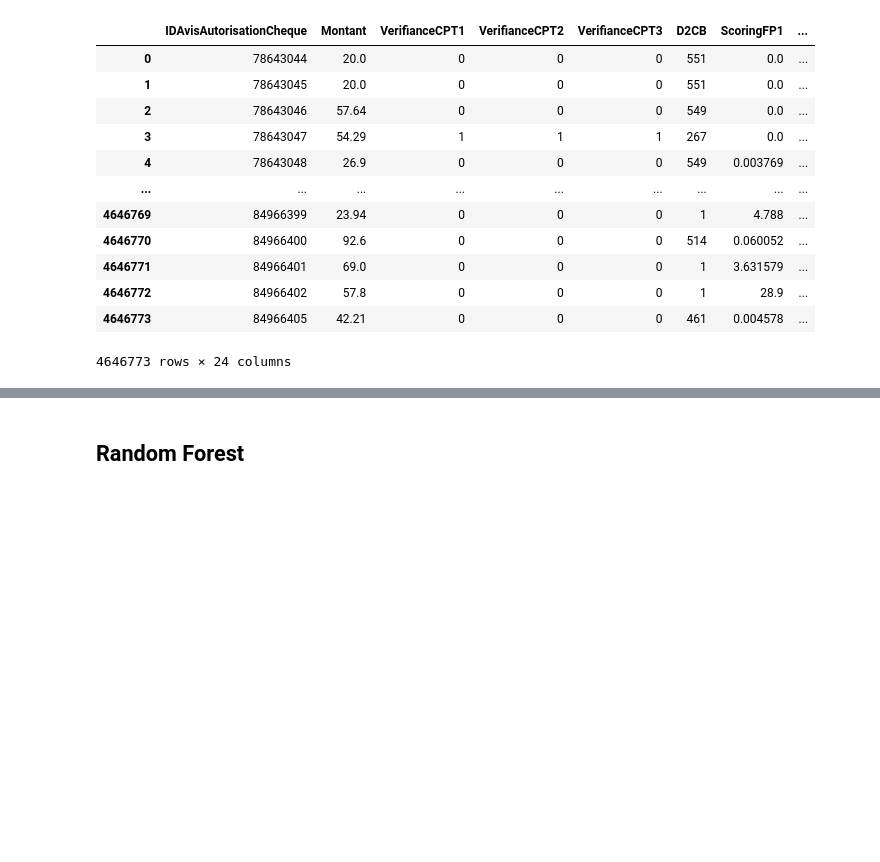
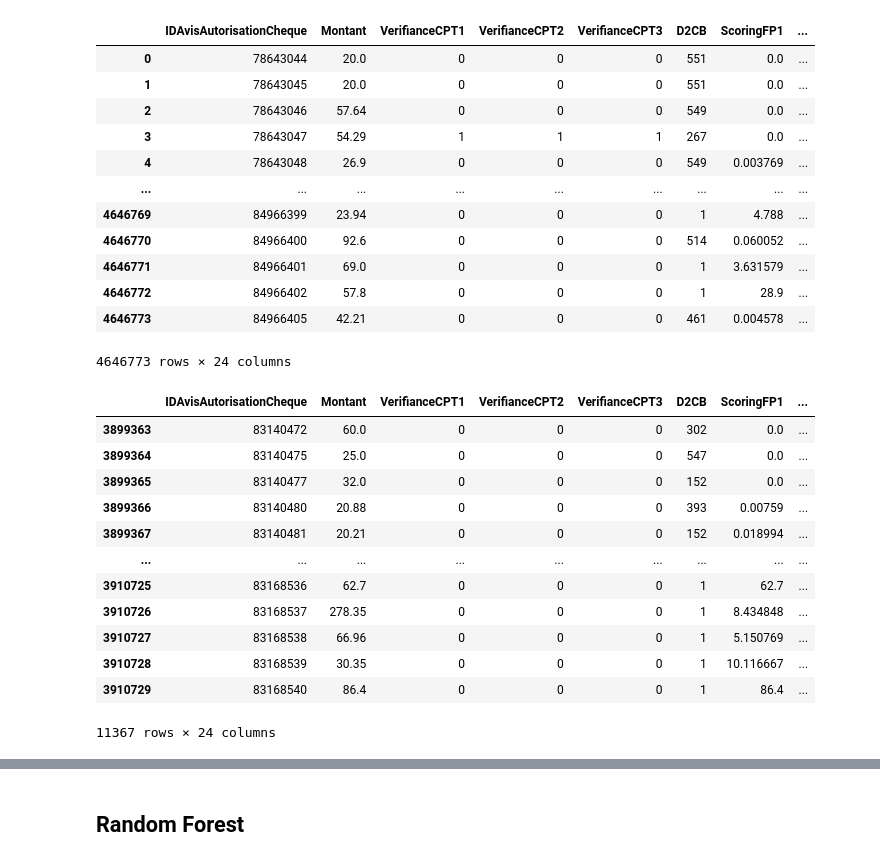
Before and after one commit to adcastex/fouille_de_donnees, a Jupyter notebook: Adrien.ipynb, the cells around one changed output, grey strips where cells are left out. Saved outputs shown, nothing was run; the diff lists cells and outputs as text; code cells hidden in the pictures; blank space fills up the shorter version.

```diff
--- a/Adrien.ipynb
+++ b/Adrien.ipynb
@@ -21,7 +20,7 @@ os.listdir('drive/MyDrive/fouille de données/data')
 # %% [output]
 ['guillaume.txt']
 # %%
-PATH = 'drive/MyDrive/fouille de données/data/guillaume.txt'
+PATH = 'data/guillaume.txt'
 # %%
 df=pd.read_csv(PATH,sep=";",decimal=",")
 # %%
@@ -174,4 +174,22 @@ df
 | 4646772 | 84966402 | 57.8 | 0 | 0 | 0 | 1 | 28.9 | ... |
 | 4646773 | 84966405 | 42.21 | 0 | 0 | 0 | 461 | 0.004578 | ... |
 4646773 rows × 24 columns
+# %%
+result = df[(df['Mois'] == 9) & (df['Jour'] == 1)]
+# %%
+result
+# %% [output]
+|  | IDAvisAutorisationCheque | Montant | VerifianceCPT1 | VerifianceCPT2 | VerifianceCPT3 | D2CB | ScoringFP1 | ... |
+| 3899363 | 83140472 | 60.0 | 0 | 0 | 0 | 302 | 0.0 | ... |
+| 3899364 | 83140475 | 25.0 | 0 | 0 | 0 | 547 | 0.0 | ... |
+| 3899365 | 83140477 | 32.0 | 0 | 0 | 0 | 152 | 0.0 | ... |
+| 3899366 | 83140480 | 20.88 | 0 | 0 | 0 | 393 | 0.00759 | ... |
+| 3899367 | 83140481 | 20.21 | 0 | 0 | 0 | 152 | 0.018994 | ... |
+| ... | ... | ... | ... | ... | ... | ... | ... | ... |
+| 3910725 | 83168536 | 62.7 | 0 | 0 | 0 | 1 | 62.7 | ... |
+| 3910726 | 83168537 | 278.35 | 0 | 0 | 0 | 1 | 8.434848 | ... |
+| 3910727 | 83168538 | 66.96 | 0 | 0 | 0 | 1 | 5.150769 | ... |
+| 3910728 | 83168539 | 30.35 | 0 | 0 | 0 | 1 | 10.116667 | ... |
+| 3910729 | 83168540 | 86.4 | 0 | 0 | 0 | 1 | 86.4 | ... |
+11367 rows × 24 columns
 # %%
```
Also changed, not shown: parts of 45 cells of this notebook, 1 other file.
